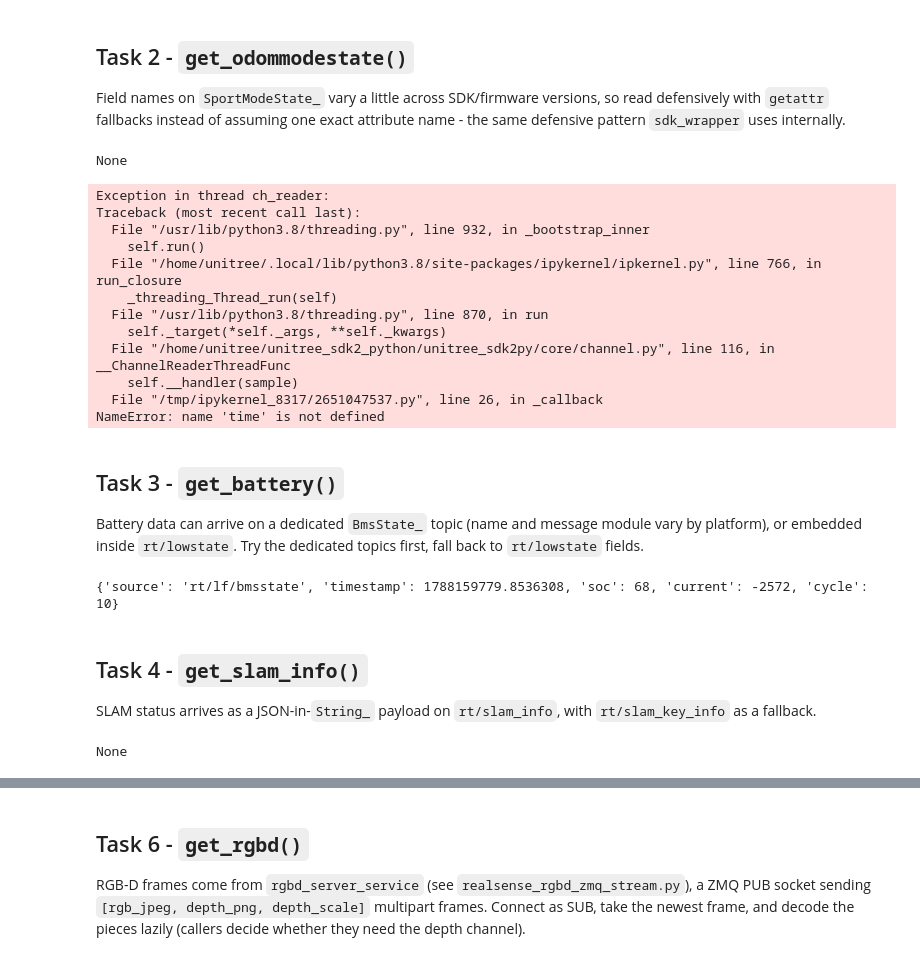
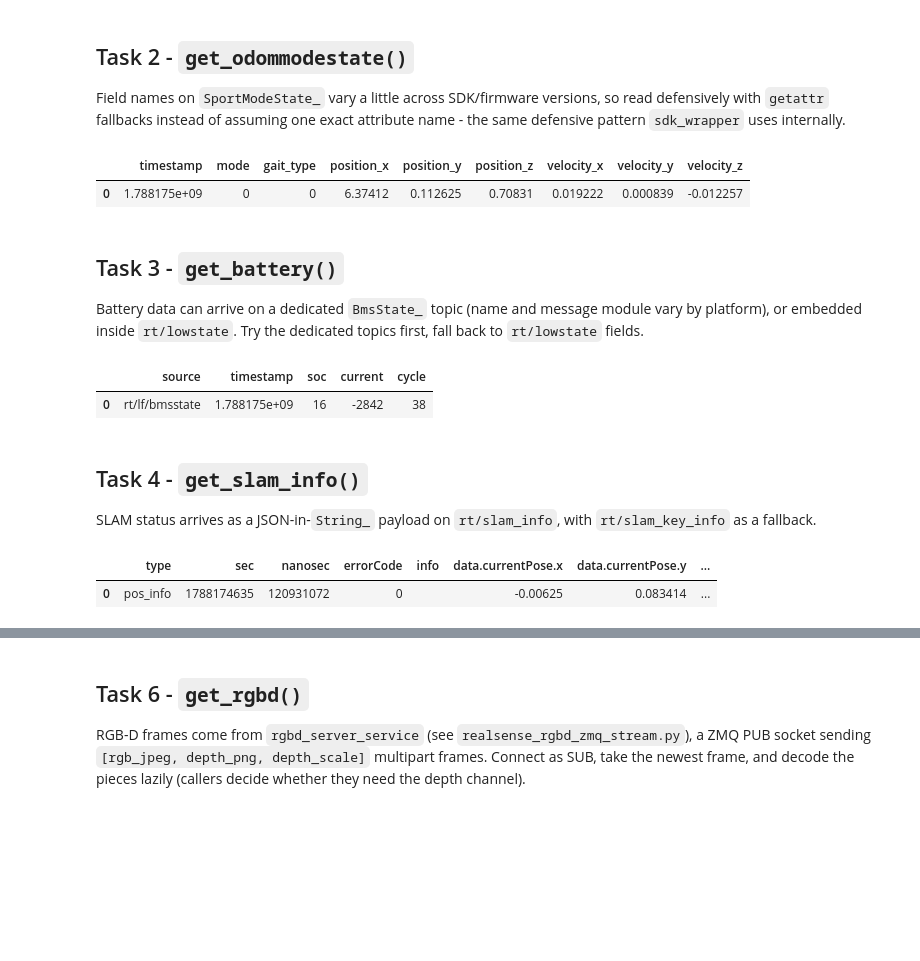
Before and after one commit to AhmedGalaiEF/ef_ws, a Jupyter notebook: g1/academy/solved/task4_robot_state_observation.ipynb, the cells around one changed output, grey strips where cells are left out. Cells and saved outputs as stored; diff of their text form; code cells hidden in the pictures; blank space fills up the shorter version.

```diff
--- a/g1/academy/solved/task4_robot_state_observation.ipynb
+++ b/g1/academy/solved/task4_robot_state_observation.ipynb
@@ -77,44 +141,36 @@ Field names on `SportModeState_` vary a little across SDK/firmware versions, so
 # %%
 from unitree_sdk2py.idl.unitree_go.msg.dds_ import SportModeState_
 
 odom_sub = Latest("rt/odommodestate", SportModeState_)
 
 def _first_attr(obj, names, default=None):
     for name in names:
         if hasattr(obj, name):
             return getattr(obj, name)
     return default
 
-def get_odommodestate():
-    msg = odom_sub.message
+def get_odommodestate(timeout_s=3.0):
+    msg = wait_for_latest(odom_sub, timeout_s=timeout_s, max_age_s=1.0)
     if msg is None:
         return None
     position = _first_attr(msg, ("position", "pos", "position_w"))
     velocity = _first_attr(msg, ("velocity", "vel"))
     gait = _first_attr(msg, ("gait_type", "gaitType", "gait"))
-    return {
+    row = {
         "timestamp": odom_sub.timestamp,
-        "position": None if position is None else tuple(float(x) for x in position),
-        "velocity": None if velocity is None else tuple(float(x) for x in velocity),
         "mode": None if getattr(msg, "mode", None) is None else int(msg.mode),
         "gait_type": None if gait is None else int(gait),
     }
+    if position is not None:
+        row.update({f"position_{axis}": float(value) for axis, value in zip("xyz", position)})
+    if velocity is not None:
+        row.update({f"velocity_{axis}": float(value) for axis, value in zip("xyz", velocity)})
+    return row
 
-print(get_odommodestate())
+display_record(get_odommodestate(), "rt/odommodestate")
 # %% [output]
-None
-Exception in thread ch_reader:
-Traceback (most recent call last):
-  File "/usr/lib/python3.8/threading.py", line 932, in _bootstrap_inner
-    self.run()
-  File "/home/unitree/.local/lib/python3.8/site-packages/ipykernel/ipkernel.py", line 766, in run_closure
-    _threading_Thread_run(self)
-  File "/usr/lib/python3.8/threading.py", line 870, in run
-    self._target(*self._args, **self._kwargs)
-  File "/home/unitree/unitree_sdk2_python/unitree_sdk2py/core/channel.py", line 116, in __ChannelReaderThreadFunc
-    self.__handler(sample)
-  File "/tmp/ipykernel_8317/2651047537.py", line 26, in _callback
-NameError: name 'time' is not defined
+|  | timestamp | mode | gait_type | position_x | position_y | position_z | velocity_x | velocity_y | velocity_z |
+| 0 | 1.788175e+09 | 0 | 0 | 6.37412 | 0.112625 | 0.70831 | 0.019222 | 0.000839 | -0.012257 |
 # %% [markdown]
 ## Task 3 - `get_battery()`
 Battery data can arrive on a dedicated `BmsState_` topic (name and message module vary by platform), or embedded inside `rt/lowstate`. Try the dedicated topics first, fall back to `rt/lowstate` fields.
@@ -132,11 +188,16 @@ def _bms_types():
 BMS_TOPICS = ["rt/lf/bmsstate", "rt/lf/agvbmsstate", "rt/bmsstate", "rt/agvbmsstate"]
 bms_subs = [(topic, Latest(topic, msg_type)) for topic in BMS_TOPICS for msg_type in _bms_types()]
 
-def get_battery():
-    for topic, sub in bms_subs:
-        if sub.fresh(max_age_s=3.0):
-            msg = sub.message
-            return {"source": topic, "timestamp": sub.timestamp, "soc": int(msg.soc), "current": int(msg.current), "cycle": int(msg.cycle)}
+def get_battery(timeout_s=3.0):
+    deadline = time.time() + max(0.0, float(timeout_s))
+    while time.time() < deadline:
+        for topic, sub in bms_subs:
+            if sub.fresh(max_age_s=3.0):
+                msg = sub.message
+                return {"source": topic, "timestamp": sub.timestamp, "soc": int(msg.soc), "current": int(msg.current), "cycle": int(msg.cycle)}
+        if lowstate_sub.fresh(max_age_s=3.0):
+            break
+        time.sleep(0.05)
     msg = lowstate_sub.message
     if msg is None:
         return None
@@ -147,9 +208,10 @@ def get_battery():
         "power_a": None if getattr(msg, "power_a", None) is None else float(msg.power_a),
     }
 
-print(get_battery())
+display_record(get_battery(), "battery")
 # %% [output]
-{'source': 'rt/lf/bmsstate', 'timestamp': 1788159779.8536308, 'soc': 68, 'current': -2572, 'cycle': 10}
+|  | source | timestamp | soc | current | cycle |
+| 0 | rt/lf/bmsstate | 1.788175e+09 | 16 | -2842 | 38 |
 # %% [markdown]
 ## Task 4 - `get_slam_info()`
 SLAM status arrives as a JSON-in-`String_` payload on `rt/slam_info`, with `rt/slam_key_info` as a fallback.
@@ -159,14 +221,28 @@ from unitree_sdk2py.idl.std_msgs.msg.dds_ import String_
 slam_info_sub = Latest("rt/slam_info", String_)
 slam_key_sub = Latest("rt/slam_key_info", String_)
 
-def get_slam_info():
-    if slam_info_sub.message is not None:
-        return slam_info_sub.message.data
-    if slam_key_sub.message is not None:
-        return slam_key_sub.message.data
+def get_slam_info(timeout_s=3.0):
+    msg = wait_for_latest(slam_info_sub, timeout_s=timeout_s, max_age_s=3.0)
+    if msg is not None:
+        return msg.data
+    msg = wait_for_latest(slam_key_sub, timeout_s=timeout_s, max_age_s=3.0)
+    if msg is not None:
+        return msg.data
     return None
 
-print(get_slam_info())
+def display_slam_info(raw):
+    if raw is None:
+        display(status_frame("rt/slam_info / rt/slam_key_info"))
+        return
+    try:
+        payload = json.loads(raw)
+    except Exception:
+        display(pd.DataFrame([{"raw": raw}]))
+        return
+    display(normalize_record(payload))
+
+display_slam_info(get_slam_info())
 # %% [output]
-None
+|  | type | sec | nanosec | errorCode | info | data.currentPose.x | data.currentPose.y | ... |
+| 0 | pos_info | 1788174635 | 120931072 | 0 |  | -0.00625 | 0.083414 | ... |
 # %% [markdown]
```
Also changed, not shown: parts of 6 cells of this notebook, 5 other files.
